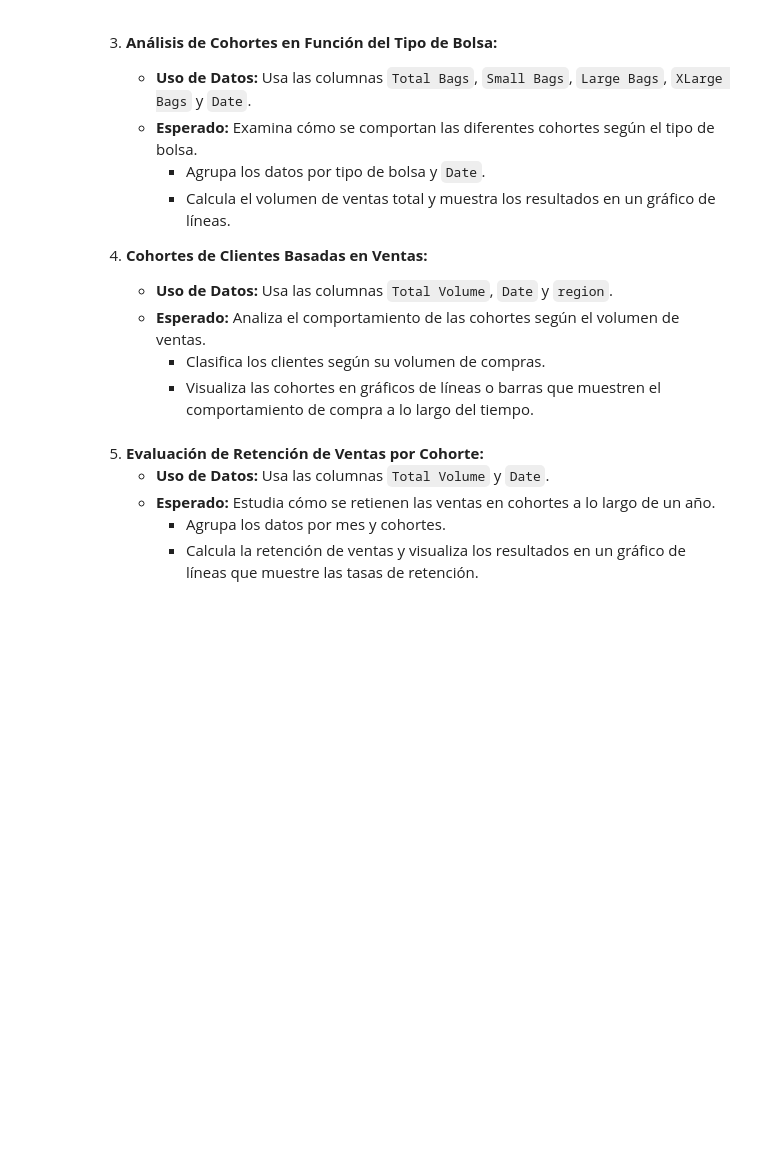
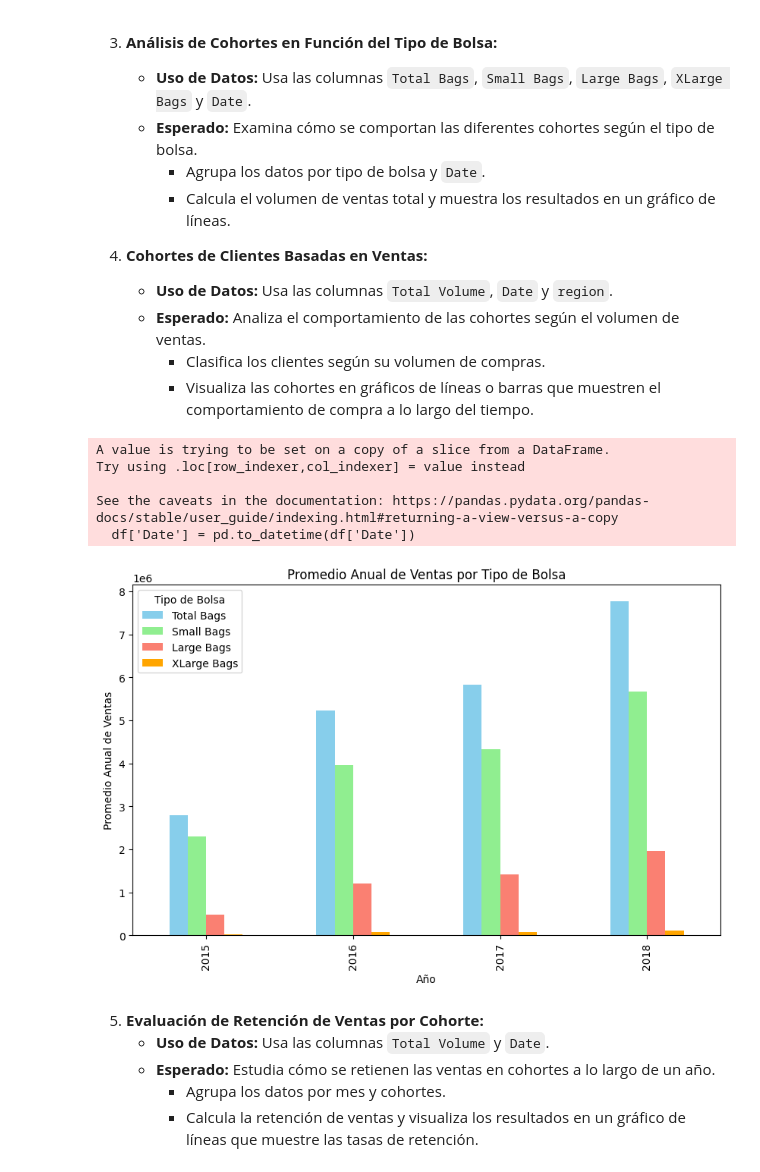
Before and after one commit to germanztz/data-science-uoc-avocado, a Jupyter notebook: breysi.ipynb, the cells around one changed output. Drawn from its saved outputs; the diff is of its cells as text; code cells hidden in the pictures; blank space fills up the shorter version.

```diff
--- a/breysi.ipynb
+++ b/breysi.ipynb
@@ -469,6 +499,34 @@ Passing `palette` without assigning `hue` is deprecated and will be removed in v
      - Visualiza las cohortes en gráficos de líneas o barras que muestren el comportamiento de compra a lo largo del tiempo.
 # %%
 #codigo
+def sales_yearly_average_bag(df):
+    # Convertir la columna 'Date' a formato datetime
+    df['Date'] = pd.to_datetime(df['Date'])
+
+    # Agrupar por año y calcular el promedio de ventas anuales para cada tipo de bolsa
+    yearly_avg = df.groupby(df['Date'].dt.year)[['Total Bags', 'Small Bags', 'Large Bags', 'XLarge Bags']].mean()
+
+    # Crear gráfico de barras de los promedios anuales para cada tipo de bolsa
+    plt.figure(figsize=(10, 6))
+    yearly_avg.plot(kind='bar', stacked=False, color=['skyblue', 'lightgreen', 'salmon', 'orange'], ax=plt.gca())
+
+    # Configuración del gráfico
+    plt.title('Promedio Anual de Ventas por Tipo de Bolsa')
+    plt.xlabel('Año')
+    plt.ylabel('Promedio Anual de Ventas')
+    plt.legend(title="Tipo de Bolsa")
+
+    plt.show()
+
+# Llamada a la función con el DataFrame adecuado
+sales_yearly_average_bag(avo_wide)
+# %% [output]
+A value is trying to be set on a copy of a slice from a DataFrame.
+Try using .loc[row_indexer,col_indexer] = value instead
+
+See the caveats in the documentation: https://pandas.pydata.org/pandas-docs/stable/user_guide/indexing.html#returning-a-view-versus-a-copy
+  df['Date'] = pd.to_datetime(df['Date'])
+[figure, added]
 # %% [markdown]
 5. **Evaluación de Retención de Ventas por Cohorte:**
    - **Uso de Datos:** Usa las columnas `Total Volume` y `Date`.
```
Also changed, not shown: parts of 3 cells of this notebook.
